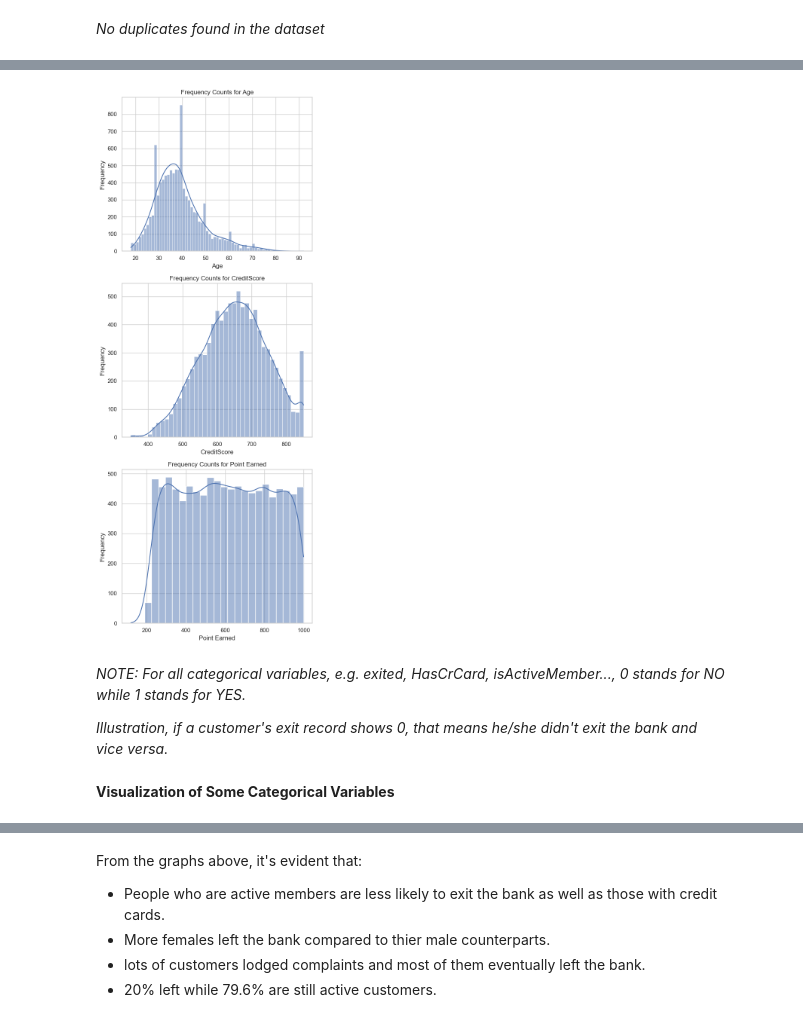
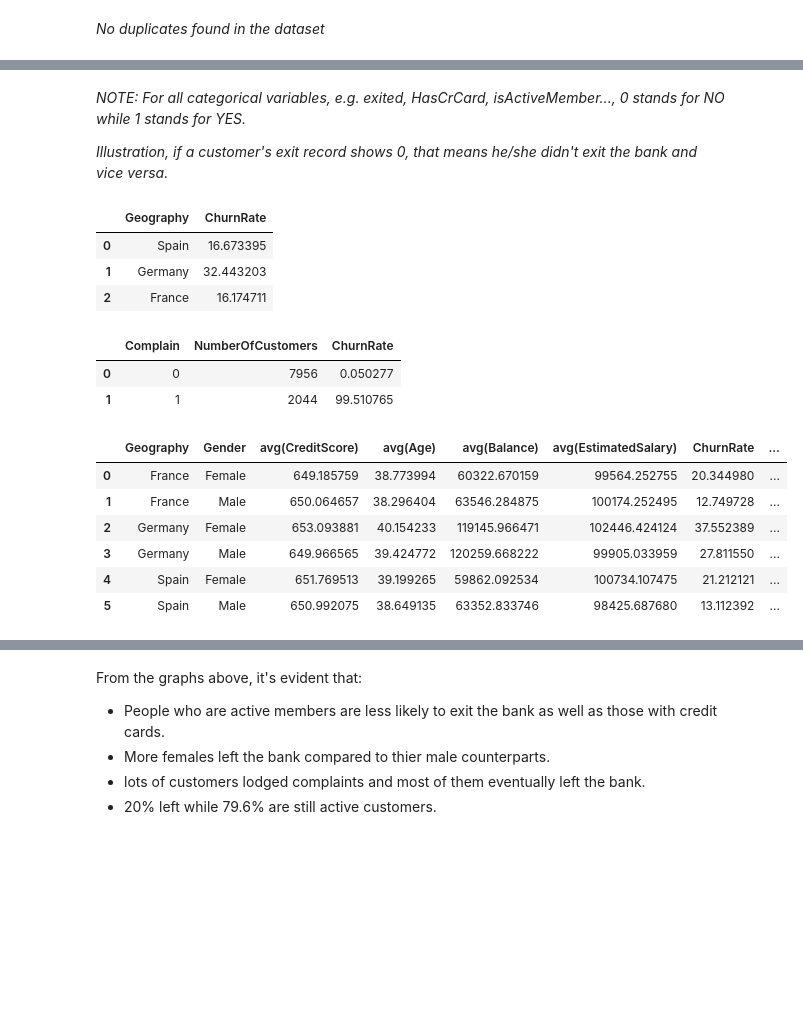
Before and after one commit to etimexo/Bank_customer_churn_predict, a Jupyter notebook: notebooks/book.ipynb, the cells around one changed output, grey strips where cells are left out. Cells and saved outputs as stored; diff of their text form; code cells hidden in the pictures; blank space fills up the shorter version.

```diff
--- a/notebooks/book.ipynb
+++ b/notebooks/book.ipynb
@@ -98,32 +78,48 @@ sns.set(style="whitegrid")
-# %%
-# Some visualizations
-def visualize_numerical_frequency_counts(df):
-    # Select only specified numerical columns
-    numerical_columns = ["Age", "CreditScore", "Point Earned"]
-
-    # Number of plots
-    num_plots = len(numerical_columns)
-
-    # Create a figure with subplots
-    fig, axes = plt.subplots(num_plots, 1, figsize=(6, num_plots * 5))
-
-    if num_plots == 1:
-        axes = [axes]
-
-    for i, col in enumerate(numerical_columns):
-        sns.histplot(df[col], kde=True, ax=axes[i])
-        axes[i].set_title(f'Frequency Counts for {col}')
-        axes[i].set_xlabel(col)
-        axes[i].set_ylabel('Frequency')
-
-    plt.tight_layout()
-    plt.show()
-visualize_numerical_frequency_counts(df)
-# %% [output]
-[figure, removed]
 # %% [markdown]
 *NOTE: For all categorical variables, e.g. exited, HasCrCard, isActiveMember..., 0 stands for NO while 1 stands for YES.*
 
 *Illustration, if a customer's exit record shows 0, that means he/she didn't exit the bank and vice versa.*
-# %% [markdown]
-**Visualization of Some Categorical Variables**
+# %%
+df_8 = _dntk.execute_sql(
+  '-- Churn Rate by Geography\nSELECT Geography, CAST(SUM(CASE WHEN Exited = 1 THEN 1 ELSE 0 END) AS REAL) * 100 / COUNT(*) AS ChurnRate\nFROM df\nGROUP BY Geography;',
+  'SQL_DEEPNOTE_DATAFRAME_SQL',
+  audit_sql_comment='',
+  sql_cache_mode='cache_disabled',
+  return_variable_type='dataframe'
+)
+df_8
+# %% [output]
+|  | Geography | ChurnRate |
+| 0 | Spain | 16.673395 |
+| 1 | Germany | 32.443203 |
+| 2 | France | 16.174711 |
+# %%
+df_2 = _dntk.execute_sql(
+  '-- Relationship between Complaints and Churn\nSELECT Complain, COUNT(*) AS NumberOfCustomers, CAST(SUM(CASE WHEN Exited = 1 THEN 1 ELSE 0 END) AS REAL) * 100 / COUNT(*) AS ChurnRate\nFROM df\nGROUP BY Complain;',
+  'SQL_DEEPNOTE_DATAFRAME_SQL',
+  audit_sql_comment='',
+  sql_cache_mode='cache_disabled',
+  return_variable_type='dataframe'
+)
+df_2
+# %% [output]
+|  | Complain | NumberOfCustomers | ChurnRate |
+| 0 | 0 | 7956 | 0.050277 |
+| 1 | 1 | 2044 | 99.510765 |
+# %%
+df_3 = _dntk.execute_sql(
+  '-- Churn Rate by Geography and Gender\nSELECT Geography, Gender, AVG(CreditScore), AVG(Age), AVG(Balance), AVG(EstimatedSalary),\n       SUM(CASE WHEN Exited = 1 THEN 1 ELSE 0 END) * 100 / COUNT(*) AS ChurnRate,\n       COUNT(*) AS NumberOfCustomers\nFROM df\nGROUP BY Geography, Gender\nORDER BY Geography, Gender;',
+  'SQL_DEEPNOTE_DATAFRAME_SQL',
+  audit_sql_comment='',
+  sql_cache_mode='cache_disabled',
+  return_variable_type='dataframe'
+)
+df_3
+# %% [output]
+|  | Geography | Gender | avg(CreditScore) | avg(Age) | avg(Balance) | avg(EstimatedSalary) | ChurnRate | ... |
+| 0 | France | Female | 649.185759 | 38.773994 | 60322.670159 | 99564.252755 | 20.344980 | ... |
+| 1 | France | Male | 650.064657 | 38.296404 | 63546.284875 | 100174.252495 | 12.749728 | ... |
+| 2 | Germany | Female | 653.093881 | 40.154233 | 119145.966471 | 102446.424124 | 37.552389 | ... |
+| 3 | Germany | Male | 649.966565 | 39.424772 | 120259.668222 | 99905.033959 | 27.811550 | ... |
+| 4 | Spain | Female | 651.769513 | 39.199265 | 59862.092534 | 100734.107475 | 21.212121 | ... |
+| 5 | Spain | Male | 650.992075 | 38.649135 | 63352.833746 | 98425.687680 | 13.112392 | ... |
```
Also changed, not shown: parts of 32 cells of this notebook.
